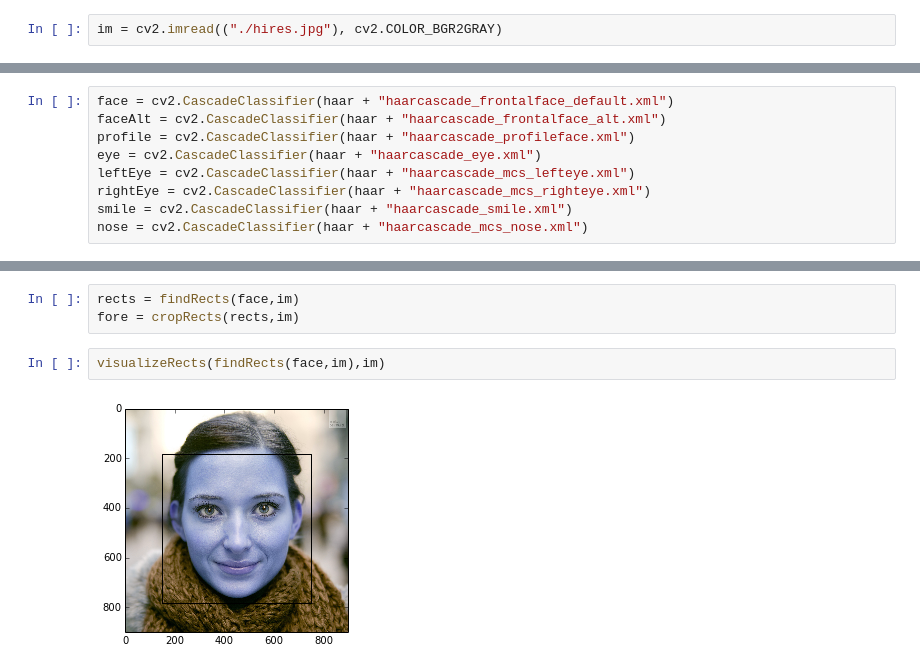
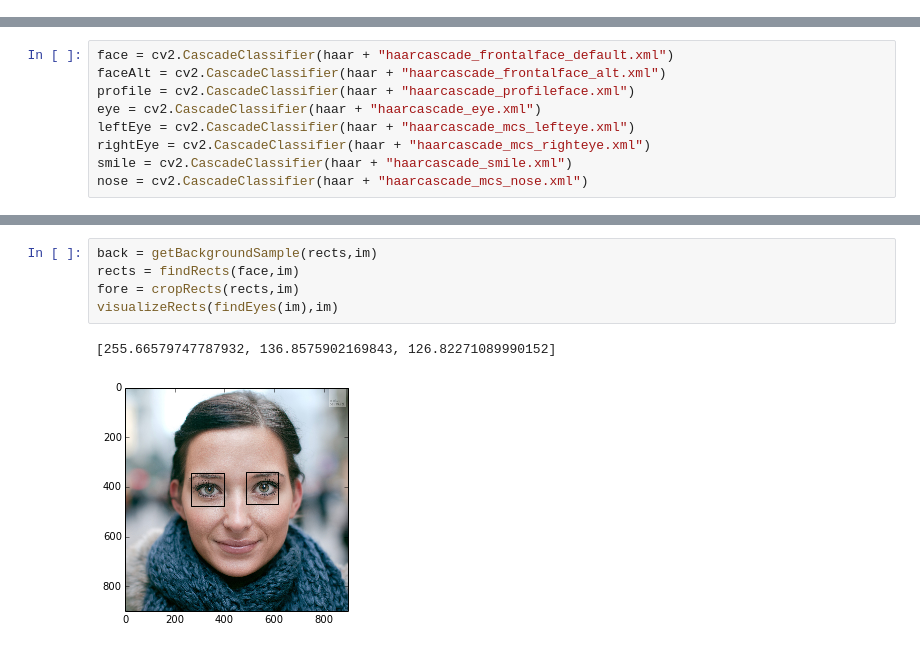
Before and after one commit to 100kristine/AestheticPortraits, a Jupyter notebook: featureExtraction.ipynb, the cells around one changed output, grey strips where cells are left out. Cells and saved outputs as stored; diff of their text form.

```diff
--- a/featureExtraction.ipynb
+++ b/featureExtraction.ipynb
@@ -14,2 +11,0 @@ files = list(os.walk(imagedir))[0][-1]
-# %%
-im = cv2.imread(("./hires.jpg"), cv2.COLOR_BGR2GRAY)
@@ -62,7 +109,8 @@ array([[841, 473,  45,  45],
 # %%
+back = getBackgroundSample(rects,im)
 rects = findRects(face,im)
 fore = cropRects(rects,im)
+visualizeRects(findEyes(im),im)
+# %% [output]
+[255.66579747787932, 136.8575902169843, 126.82271089990152]
+[figure, added]
-# %%
-visualizeRects(findRects(face,im),im)
-# %% [output]
-[figure, removed]
```
Also changed, not shown: parts of 27 cells of this notebook.
